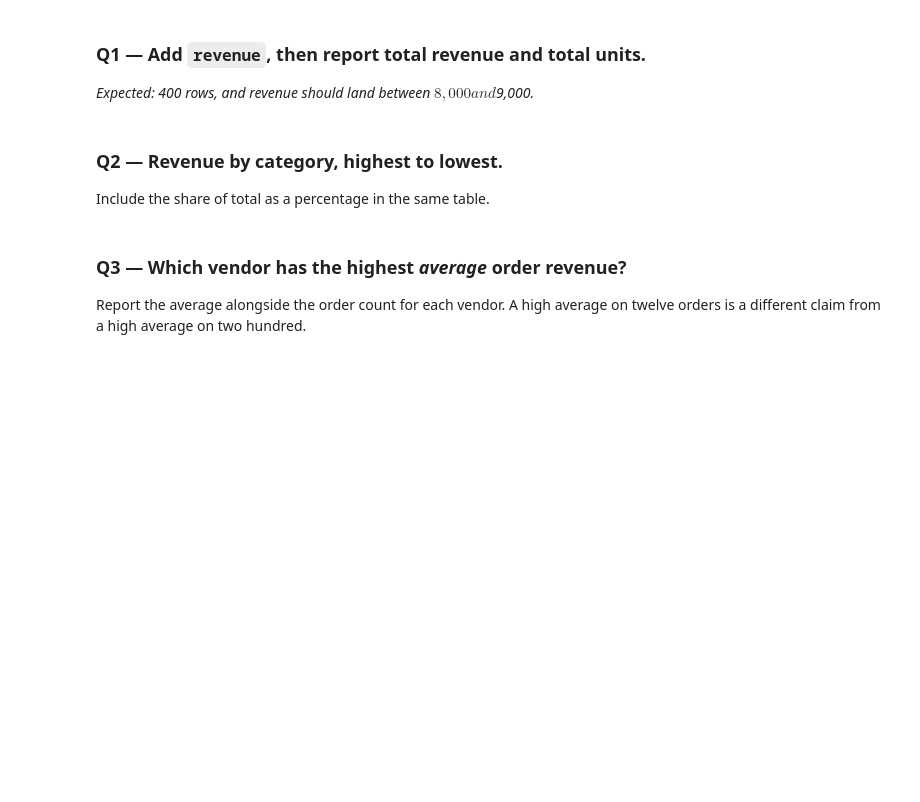
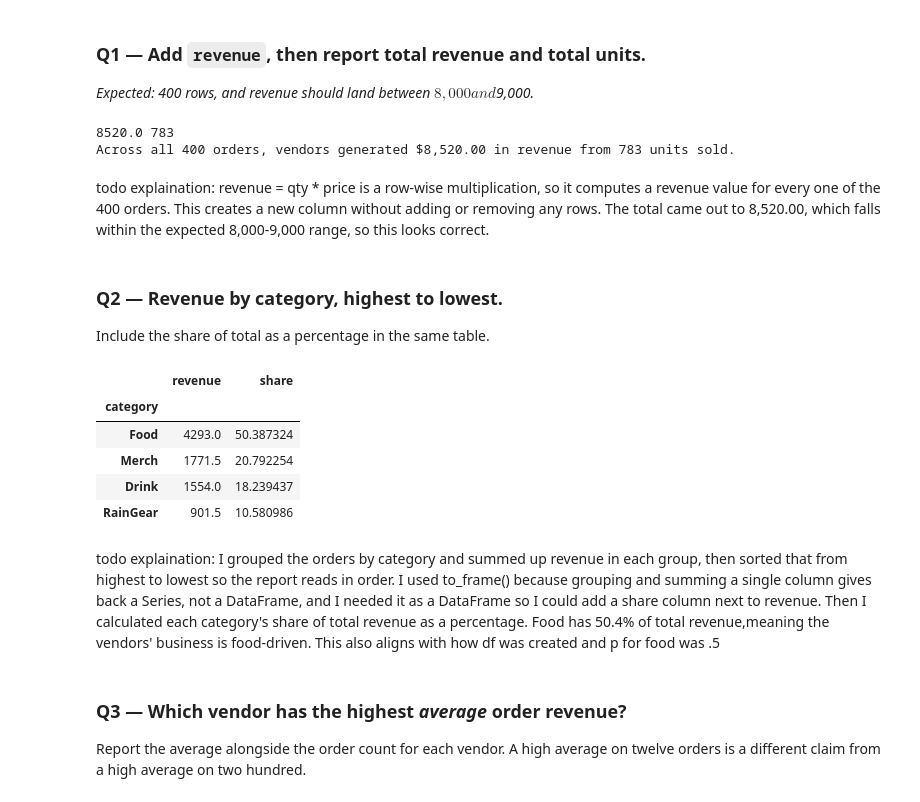
Before and after one commit to prabhnoor14/ds2002-fa26, a Jupyter notebook: notebooks/03-pandas-cleaning/2026_09_18_—_Pandas_Challenge_—_Lab.ipynb, the cells around one changed output. Saved outputs shown, nothing was run; the diff lists cells and outputs as text; code cells hidden in the pictures; blank space fills up the shorter version.

```diff
--- a/notebooks/03-pandas-cleaning/2026_09_18_—_Pandas_Challenge_—_Lab.ipynb
+++ b/notebooks/03-pandas-cleaning/2026_09_18_—_Pandas_Challenge_—_Lab.ipynb
@@ -34,3 +39,17 @@ df.head()
+# %%
+# TODO
+df['revenue'] = df['qty'] * df['price']
+
+total_revenue = df['revenue'].sum()
+total_units = df['qty'].sum()
+
+print(total_revenue, total_units)
+print(f"Across all 400 orders, vendors generated ${total_revenue:,.2f} in revenue from {total_units} units sold.")
+# %% [output]
+8520.0 783
+Across all 400 orders, vendors generated $8,520.00 in revenue from 783 units sold.
+# %% [markdown]
+todo explaination: revenue = qty * price is a row-wise multiplication, so it computes a revenue value for every one of the 400 orders. This creates a new column without adding or removing any rows. The total came out to 8,520.00, which falls within the expected 8,000-9,000 range, so this looks correct.
 # %% [markdown]
 ### Q2 — Revenue by category, highest to lowest.
 
@@ -40,3 +57,21 @@ Include the share of total as a percentage in the same table.
+# %%
+# TODO
+by_category = df.groupby('category')['revenue'].sum()
+by_category = by_category.sort_values(ascending=False)
+by_category = by_category.to_frame()
+
+by_category['share'] = (by_category['revenue'] / total_revenue) * 100
+
+by_category
+# %% [output]
+|  | revenue | share |
+| category |  |  |
+| Food | 4293.0 | 50.387324 |
+| Merch | 1771.5 | 20.792254 |
+| Drink | 1554.0 | 18.239437 |
+| RainGear | 901.5 | 10.580986 |
+# %% [markdown]
+todo explaination: I grouped the orders by category and summed up revenue in each group, then sorted that from highest to lowest so the report reads in order. I used to_frame() because grouping and summing a single column gives back a Series, not a DataFrame, and I needed it as a DataFrame so I could add a share column next to revenue. Then I calculated each category's share of total revenue as a percentage. Food has 50.4% of total revenue,meaning the vendors' business is food-driven. This also aligns with how df was created and p for food was .5
 # %% [markdown]
 ### Q3 — Which vendor has the highest *average* order revenue?
 
```
Also changed, not shown: parts of 21 cells of this notebook.
